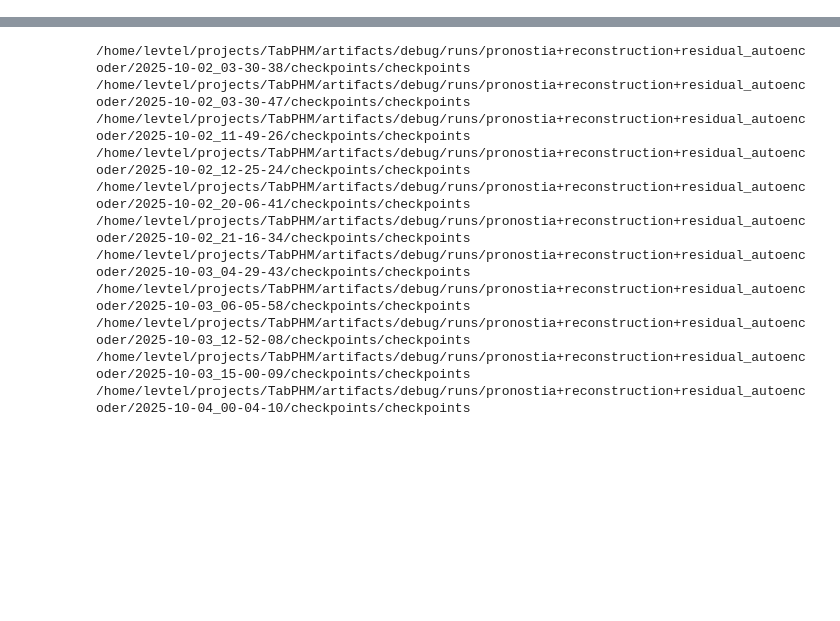
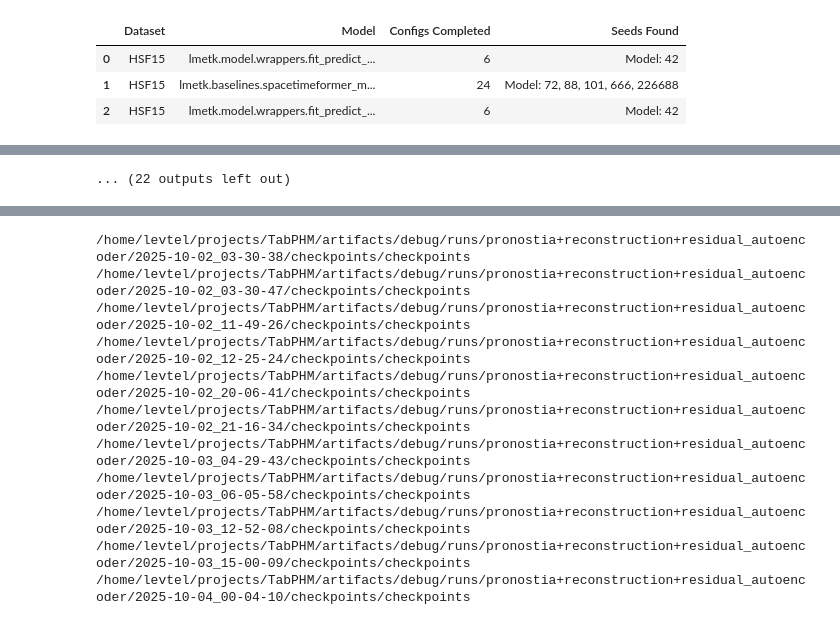
Before and after one commit to EPFL-IMOS/picid, a Jupyter notebook: lmetk_report/table.ipynb, the cells around one changed output, grey strips where cells are left out. Cells and saved outputs as stored; diff of their text form; code cells hidden in the pictures; blank space fills up the shorter version.

```diff
--- a/lmetk_report/table.ipynb
+++ b/lmetk_report/table.ipynb
@@ -1,10 +1,12 @@
 # %%
+%reload_ext autoreload
+%autoreload 2
 # notebooks/result_processing.ipynb
 
 # ---
 # # Experiment Results Analysis
-# This notebook orchestrates the loading, analysis, and reporting of experiment
-# results logged to Weights & Biases.
+# This notebook orchestrates the loading, analysis, validation, and reporting
+# of experiment results logged to Weights & Biases.
 # ---
 
 # ## 1. Setup and Imports
@@ -16,16 +18,36 @@ sys.path.append('..')
 
 from lmetk_report.run_processor import load_runs_df
 from lmetk_report.analysis import analyze_results
-from lmetk_report.reporting import create_summary_table
+from lmetk_report.reporting import (
+    create_summary_table,
+    display_experiment_stats,
+    display_performance_tables,
+    display_hp_impact
+)
 
 # ---
 # ## 2. Configuration
 # Define all key parameters for the analysis in one place.
 # ---
-PROJECT_NAME = "TabPHM-autoencoders-checks_06_10_night"
+PROJECT_NAME = "01_2026_hsf15_valve_diagnostics_"
 USER = "imos-buildingenergy-1"
-METRIC_PREFIXES = ["val/", "test/"]
-REPORTING_METRICS = ["loss", "mse", "mae", "rmse"]
+
+# Metrics to extract
+METRIC_PREFIXES = ["val/", "test/", "test_best_rerun/", "val_best_rerun/"]
+REPORTING_METRICS = ["loss", "mse", "mae", "rmse", "f1", "accuracy"]
+
+# --- NEW: Scientific Rigor Settings ---
+# If defined, the analysis will DROP any configuration group that does not
+# contain exactly these seeds. Set to `None` to include all available data.
+
+# Data seeds are set to None (Flexible mode)
+REQUIRED_DATA_SEEDS = None
+
+# Model seeds are strictly enforced (Strict mode)
+REQUIRED_MODEL_SEEDS = {72, 88, 101, 666, 226688}
+
+# Columns to ignore if they vary within a group (avoids "Hidden Variation" warnings)
+ADDITIONAL_IGNORED_COLS = ["gpu_id", "slurm_job_id"]
 
 # Configure pandas display options for better readability in the notebook.
 pd.set_option('display.max_columns', None)
@@ -36,31 +58,56 @@ pd.set_option('display.width', 200)
 # Fetch data from wandb (or a local cache) and prepare the initial DataFrame.
 # The `load_runs_df` function handles all the complex cleaning and flattening.
 # ---
+print("🚀 Loading Run Data...")
 df, config_columns, dropped_columns = load_runs_df(
     project_name=PROJECT_NAME,
     user=USER
 )
+print(f"Loaded {len(df)} runs.")
 
 # ---
 # ## 4. Core Analysis
-# Run the main analysis function to group results by dataset and model,
-# find the best hyperparameter configuration, and collect performance metrics.
+# Run the main analysis function. This now includes:
+# 1. Grouping by Model + Hyperparameters
+# 2. Strict Seed Validation (Filtering incomplete groups)
+# 3. Hidden Variation Detection (Warning about silent bugs)
+# 4. Aggregation & Best Model Selection
 # ---
+print("\n🔬 Analyzing Results & Validating Consistency...")
+
 all_results = analyze_results(
     df=df,
     config_columns=config_columns,
     dropped_columns=dropped_columns,
     reporting_metrics=REPORTING_METRICS,
-    metric_prefixes=METRIC_PREFIXES
+    metric_prefixes=METRIC_PREFIXES,
+    # --- New Validation Arguments ---
+    required_data_seeds=REQUIRED_DATA_SEEDS,
+    required_model_seeds=REQUIRED_MODEL_SEEDS,
+    additional_ignored_cols=ADDITIONAL_IGNORED_COLS
 )
 
 # ---
-# ## 5. Generate and Display Summary
-# Create the final pivoted summary table for a high-level overview
-# of the best performance for each model on each dataset.
+# ## 5. Reporting & Visualizations
 # ---
+
+# ### A. Experiment Statistics
+# Shows how many configurations completed successfully and
+# confirms which seeds were actually found in the data.
+display_experiment_stats(all_results)
+
+# ### B. Performance Leaderboards
+# Displays a separate, clean pivot table for every metric found (MSE, MAE, etc.).
+display_performance_tables(all_results)
+
+# ### C. Hyperparameter Impact Analysis
+# Shows the top 10 configurations for each model, exposing exactly
+# which hyperparameters led to the best results.
+display_hp_impact(all_results)
+
+# ### D. Legacy Summary Table
+# A single flattened table containing all metrics (useful for copying to Excel/LaTeX).
+print("\n📊 Full Summary Table:")
 summary_df = create_summary_table(all_results)
-
-print("\n📊 Final Performance Summary Table:")
 display(summary_df)
 # %% [output]
@@ -67,0 +131,4 @@ wandb: Currently logged in as: levsap to https://api.wandb.ai. Use `wandb login
+|  | Dataset | Model | Configs Completed | Seeds Found |
+| 0 | HSF15 | lmetk.model.wrappers.fit_predict_... | 6 | Model: 42 |
+| 1 | HSF15 | lmetk.baselines.spacetimeformer_m... | 24 | Model: 72, 88, 101, 666, 226688 |
+| 2 | HSF15 | lmetk.model.wrappers.fit_predict_... | 6 | Model: 42 |
@@ -88,0 +175 @@ model.output_channels: [[16, 32, 64, 64, 64], [16, 32, 64, 64, 64, 16, 32, 64, 6
+... (22 outputs left out)
```
Also changed, not shown: parts of 7 cells of this notebook.
